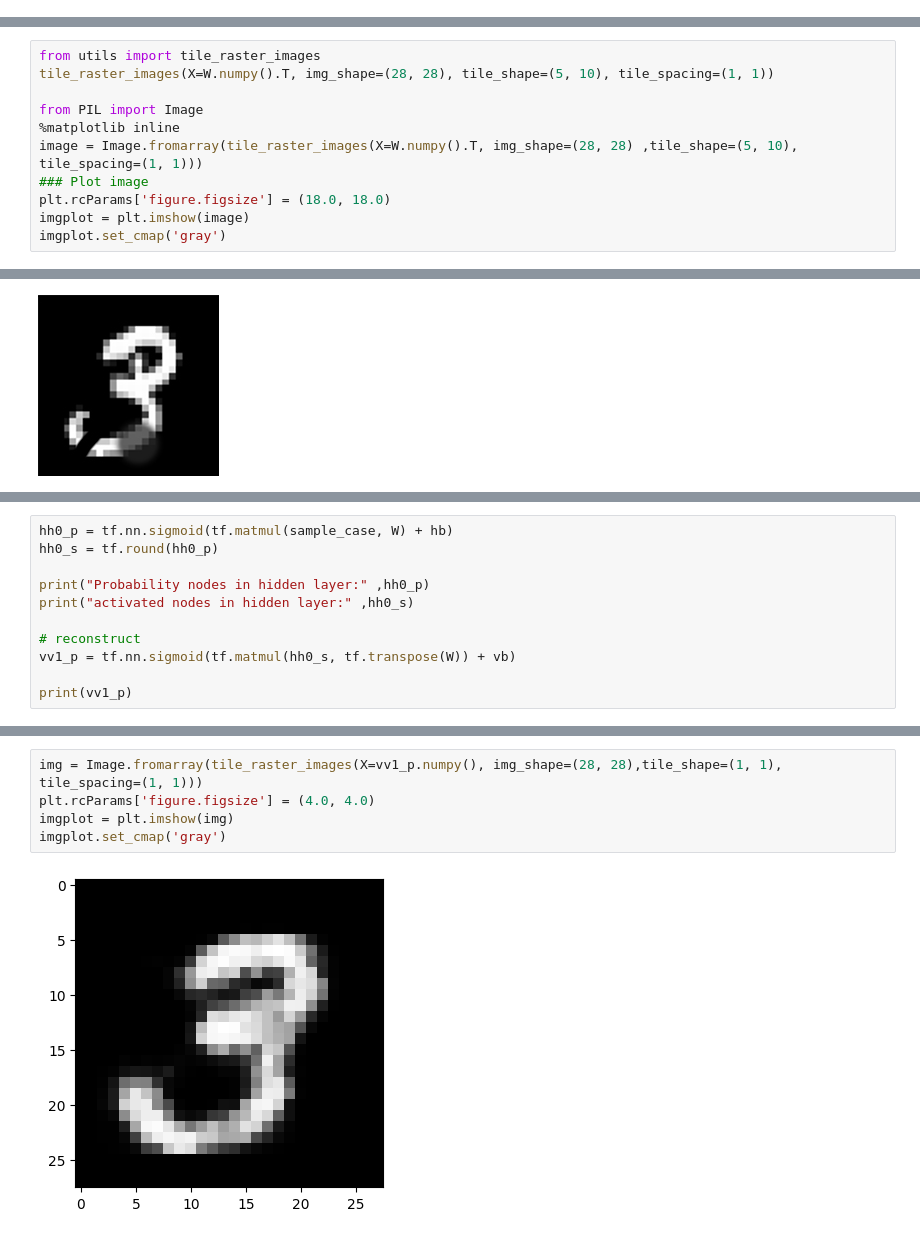
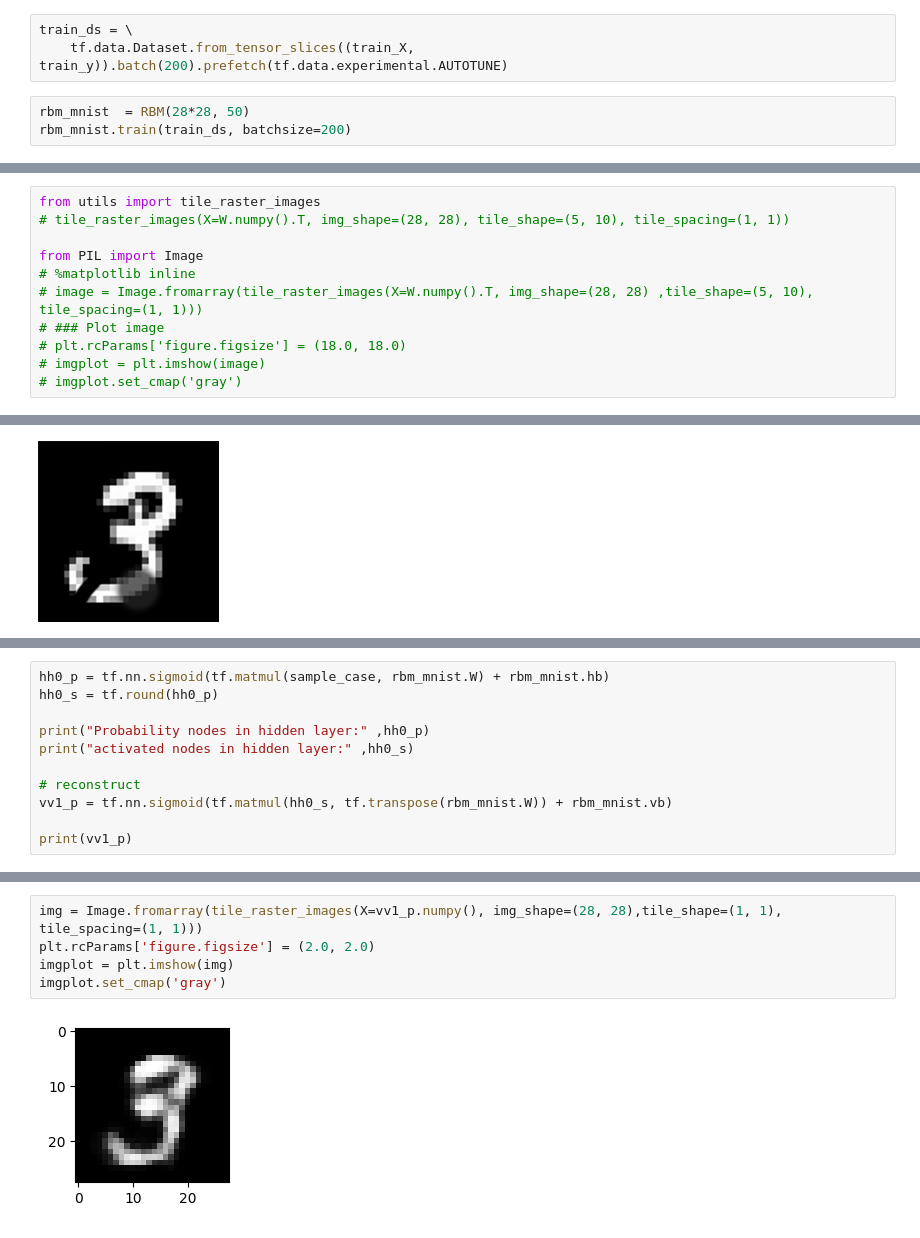
Before and after one commit to Xzanam/restricted-boltzmann-machine, a Jupyter notebook: boltzmann.ipynb, the cells around one changed output, grey strips where cells are left out. Drawn from its saved outputs; the diff is of its cells as text.

```diff
--- a/boltzmann.ipynb
+++ b/boltzmann.ipynb
@@ -237,0 +323,6 @@ error:  tf.Tensor(0.095663264, shape=(), dtype=float32)
+# %%
+train_ds = \
+    tf.data.Dataset.from_tensor_slices((train_X, train_y)).batch(200).prefetch(tf.data.experimental.AUTOTUNE)
+# %%
+rbm_mnist  = RBM(28*28, 50)
+rbm_mnist.train(train_ds, batchsize=200)
@@ -308,12 +423,12 @@ tf.Tensor(
 (784, 100)
 # %%
 from utils import tile_raster_images
-tile_raster_images(X=W.numpy().T, img_shape=(28, 28), tile_shape=(5, 10), tile_spacing=(1, 1))
+# tile_raster_images(X=W.numpy().T, img_shape=(28, 28), tile_shape=(5, 10), tile_spacing=(1, 1))
 
 from PIL import Image
-%matplotlib inline
-image = Image.fromarray(tile_raster_images(X=W.numpy().T, img_shape=(28, 28) ,tile_shape=(5, 10), tile_spacing=(1, 1)))
-### Plot image
-plt.rcParams['figure.figsize'] = (18.0, 18.0)
-imgplot = plt.imshow(image)
-imgplot.set_cmap('gray')
+# %matplotlib inline
+# image = Image.fromarray(tile_raster_images(X=W.numpy().T, img_shape=(28, 28) ,tile_shape=(5, 10), tile_spacing=(1, 1)))
+# ### Plot image
+# plt.rcParams['figure.figsize'] = (18.0, 18.0)
+# imgplot = plt.imshow(image)
+# imgplot.set_cmap('gray')
@@ -341,12 +456,12 @@ sample_case = tf.cast(sample_case, dtype=tf.float32)
 # %%
-hh0_p = tf.nn.sigmoid(tf.matmul(sample_case, W) + hb)
+hh0_p = tf.nn.sigmoid(tf.matmul(sample_case, rbm_mnist.W) + rbm_mnist.hb)
 hh0_s = tf.round(hh0_p)
 
 print("Probability nodes in hidden layer:" ,hh0_p)
 print("activated nodes in hidden layer:" ,hh0_s)
 
 # reconstruct
-vv1_p = tf.nn.sigmoid(tf.matmul(hh0_s, tf.transpose(W)) + vb)
+vv1_p = tf.nn.sigmoid(tf.matmul(hh0_s, tf.transpose(rbm_mnist.W)) + rbm_mnist.vb)
 
 print(vv1_p)
 # %% [output]
@@ -370,7 +485,7 @@ Probability nodes in hidden layer: tf.Tensor(
 # %%
 img = Image.fromarray(tile_raster_images(X=vv1_p.numpy(), img_shape=(28, 28),tile_shape=(1, 1), tile_spacing=(1, 1)))
-plt.rcParams['figure.figsize'] = (4.0, 4.0)
+plt.rcParams['figure.figsize'] = (2.0, 2.0)
 imgplot = plt.imshow(img)
 imgplot.set_cmap('gray')
 # %% [output]
-[figure, old version]
+[figure, new version]
```
Also changed, not shown: parts of 28 cells of this notebook, 6 other files.
